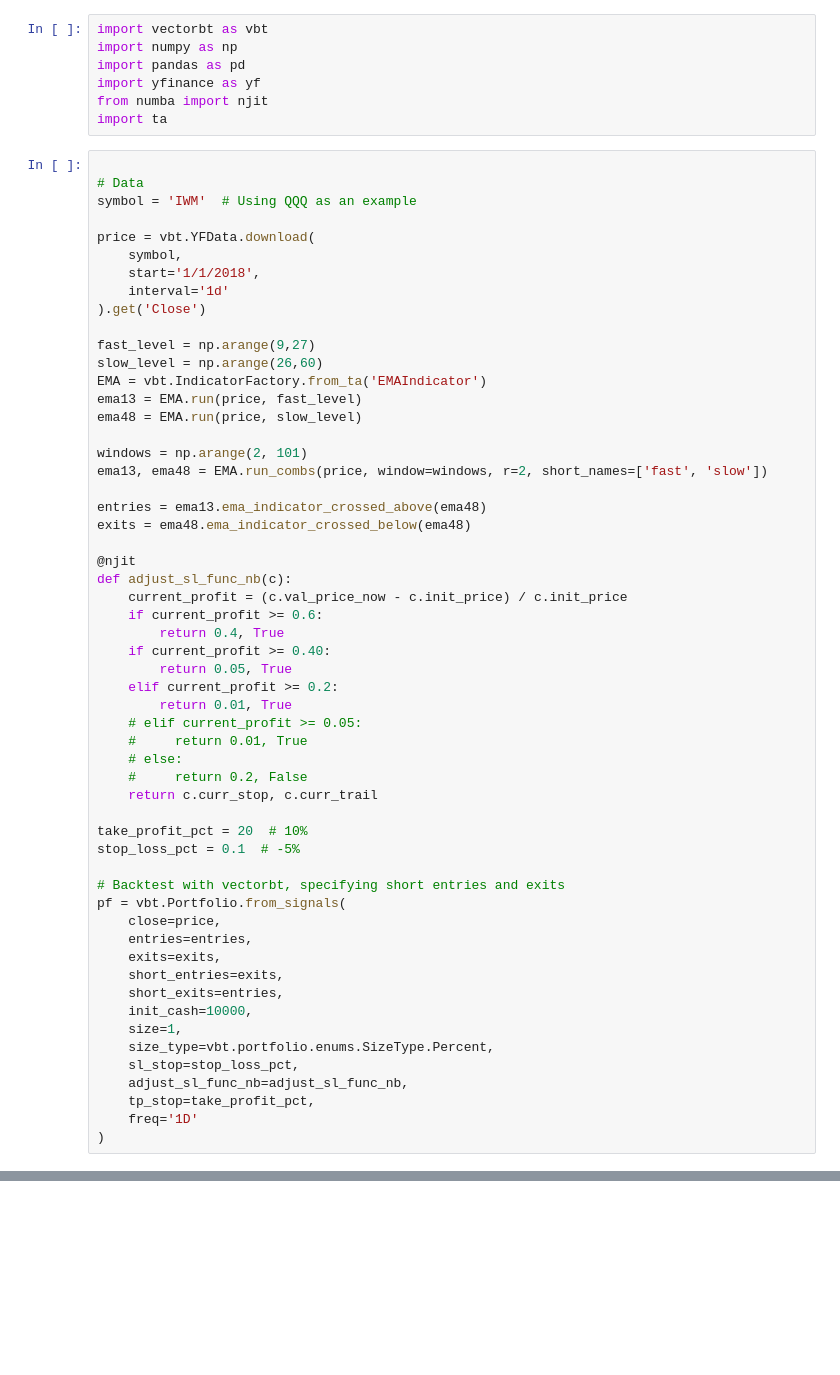
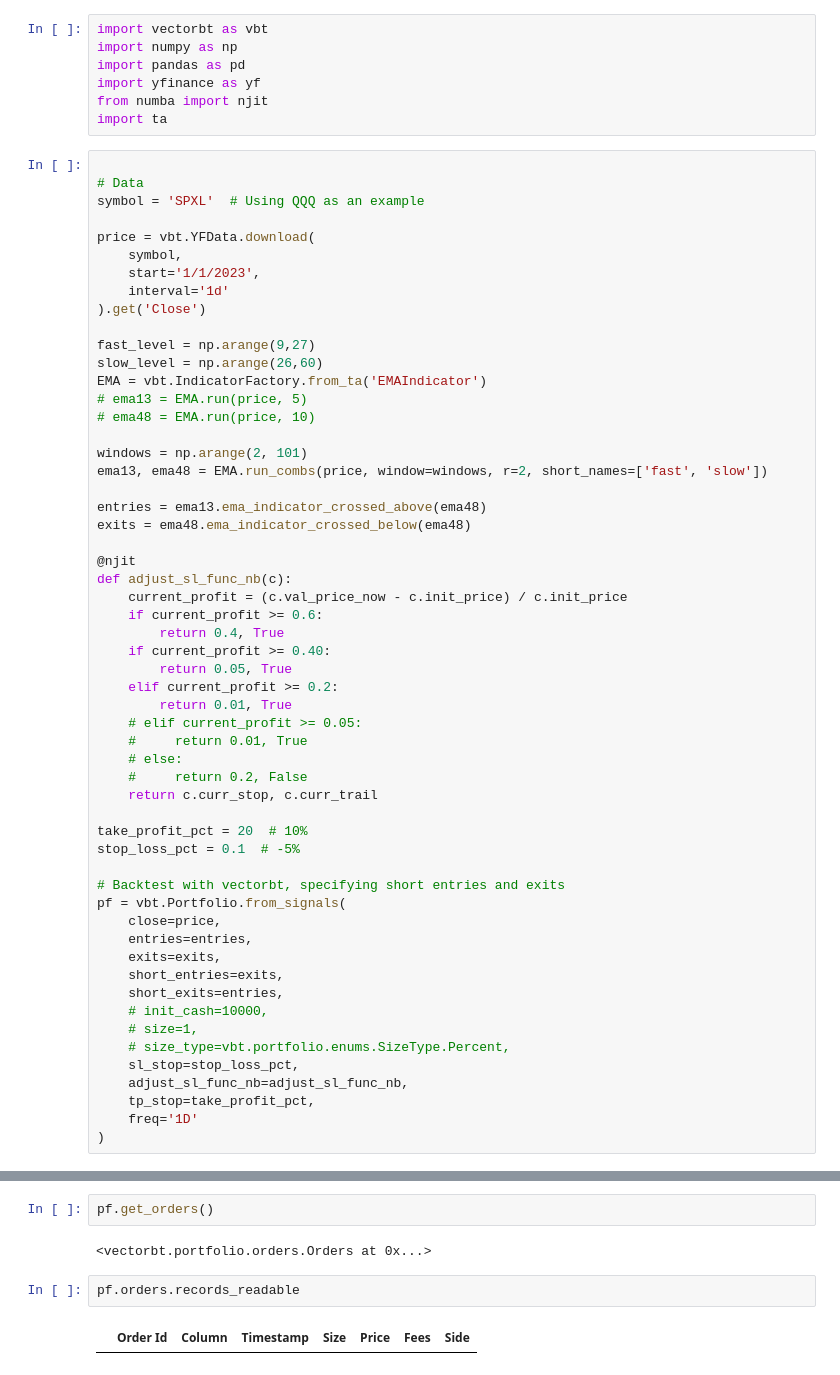
Before and after one commit to wnstnb/breeze_bt, a Jupyter notebook: make_framework.ipynb, the cells around one changed output, grey strips where cells are left out. Saved outputs shown, nothing was run; the diff lists cells and outputs as text; blank space fills up the shorter version.

```diff
--- a/make_framework.ipynb
+++ b/make_framework.ipynb
@@ -8,19 +8,19 @@ import ta
 # %%
 
 # Data
-symbol = 'IWM'  # Using QQQ as an example
+symbol = 'SPXL'  # Using QQQ as an example
 
 price = vbt.YFData.download(
     symbol,
-    start='1/1/2018',
+    start='1/1/2023',
     interval='1d'
 ).get('Close')
 
 fast_level = np.arange(9,27)
 slow_level = np.arange(26,60)
 EMA = vbt.IndicatorFactory.from_ta('EMAIndicator')
-ema13 = EMA.run(price, fast_level)
-ema48 = EMA.run(price, slow_level)
+# ema13 = EMA.run(price, 5)
+# ema48 = EMA.run(price, 10)
 
 windows = np.arange(2, 101)
 ema13, ema48 = EMA.run_combs(price, window=windows, r=2, short_names=['fast', 'slow'])
@@ -53,9 +53,9 @@ pf = vbt.Portfolio.from_signals(
     exits=exits,
     short_entries=exits,
     short_exits=entries,
-    init_cash=10000,
-    size=1,
-    size_type=vbt.portfolio.enums.SizeType.Percent,
+    # init_cash=10000,
+    # size=1,
+    # size_type=vbt.portfolio.enums.SizeType.Percent,
     sl_stop=stop_loss_pct,
     adjust_sl_func_nb=adjust_sl_func_nb,
     tp_stop=take_profit_pct,
@@ -63,0 +110,8 @@ pf = vbt.Portfolio.from_signals(
+# %%
+pf.get_orders()
+# %% [output]
+<vectorbt.portfolio.orders.Orders at 0x...>
+# %%
+pf.orders.records_readable
+# %% [output]
+|  | Order Id | Column | Timestamp | Size | Price | Fees | Side |
```
Also changed, not shown: parts of 5 cells of this notebook, 5 other files.
